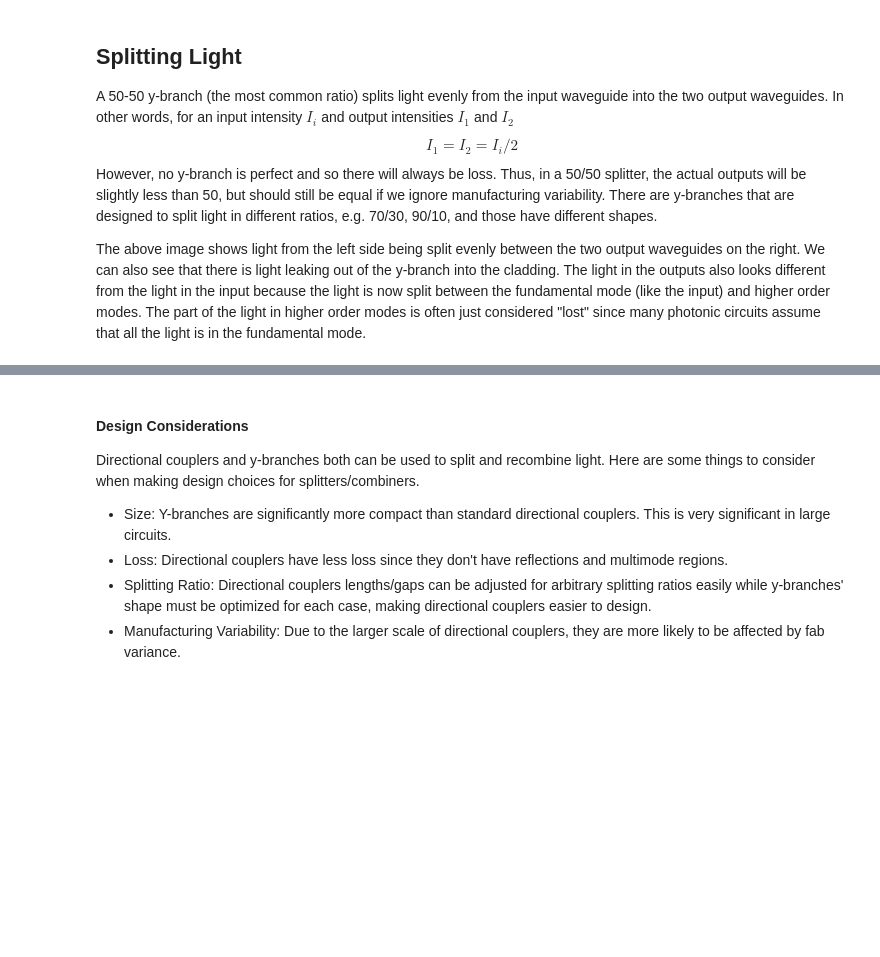
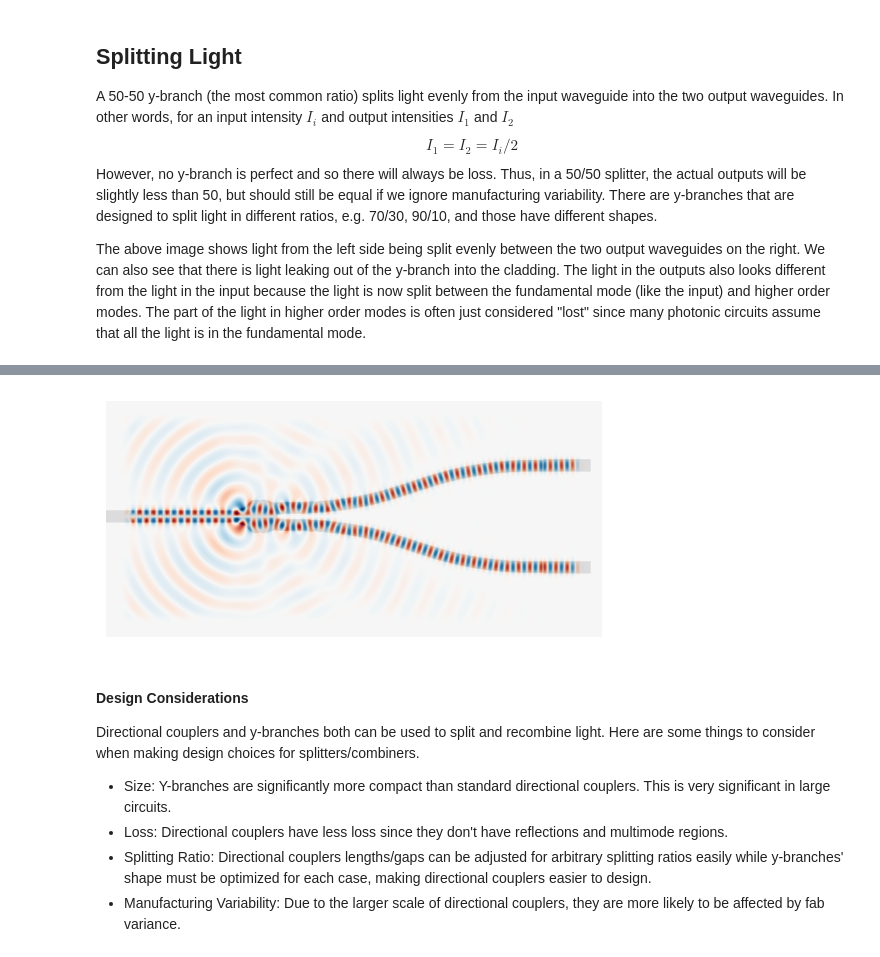
Before and after one commit to BYUCamachoLab/Photonics-Bootcamp, a Jupyter notebook: book/pages/y_branch.ipynb, the cells around one changed output, grey strips where cells are left out. Drawn from its saved outputs; the diff is of its cells as text; code cells hidden in the pictures; blank space fills up the shorter version.

Commit message:
added ybranch images and simulation code

```diff
--- a/book/pages/y_branch.ipynb
+++ b/book/pages/y_branch.ipynb
@@ -59,3 +92,44 @@ import meep as mp
+# %%
+resolution = 40
+geometry = make_geometry_from_gds_component(ybranch, resolution=resolution)
+
+sources = [mp.EigenModeSource(mp.ContinuousSource(frequency=1/1.55),
+                              volume=mp.Volume(center=mp.Vector3(x=8, y=2.2), size=mp.Vector3(y=2)),
+                              direction=-mp.X,
+                              eig_band=1,
+                              component=mp.Ez),
+           mp.EigenModeSource(mp.ContinuousSource(frequency=1/1.55),
+                              volume=mp.Volume(center=mp.Vector3(x=8, y=-2.2), size=mp.Vector3(y=2)),
+                              direction=-mp.X,
+                              eig_band=1,
+                              component=mp.Ez,
+                              amplitude=-1)]
+
+boundary_layers = [mp.PML(1.5)]
+
+cell_size = geometry[0].size + mp.Vector3(y=5)
+
+sim = mp.Simulation(cell_size=cell_size,
+                    boundary_layers=boundary_layers,
+                    geometry=geometry,
+                    sources=sources,
+                    resolution=resolution,
+                    default_material=mp.Medium(index=1.45))
+
+dft = sim.add_dft_fields([mp.Ez], 1/1.55, 0.01, 3, where=mp.Volume(size=cell_size - mp.Vector3(3, 3)))
+
+sim.plot2D()
+sim.run(until=70)
+# %%
+eps_data = sim.get_array(center=mp.Vector3(), size=cell_size, component=mp.Dielectric)
+e_data = sim.get_array(center=mp.Vector3(), size=cell_size, component=mp.Ez)
+plt.figure()
+plt.imshow(eps_data.transpose(), interpolation='spline36', cmap='binary')
+plt.imshow(e_data.transpose(), interpolation='spline36', cmap='RdBu', alpha=0.9)
+plt.axis('off')
+plt.show()
+# %% [output]
+[figure, added]
 # %% [markdown]
 #### Design Considerations
 
```
Also changed, not shown: parts of 4 cells of this notebook, 2 other files.
